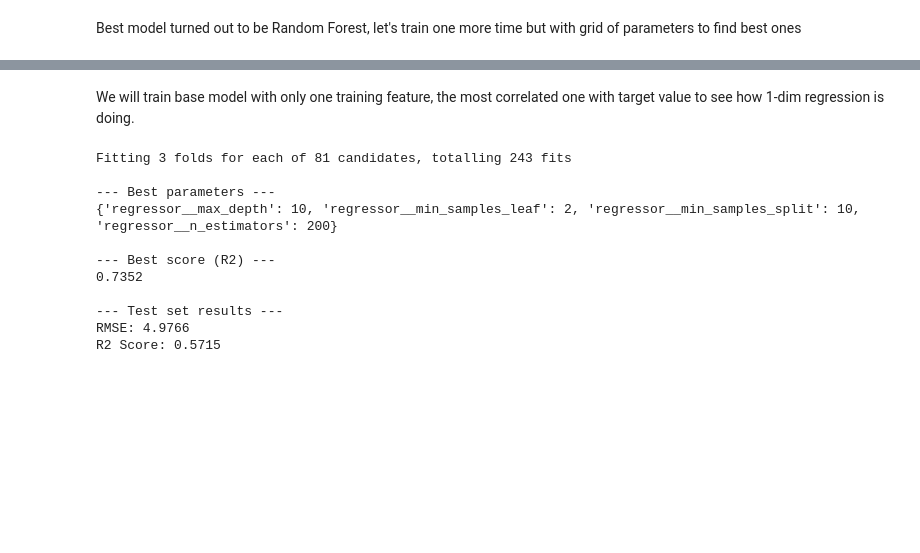
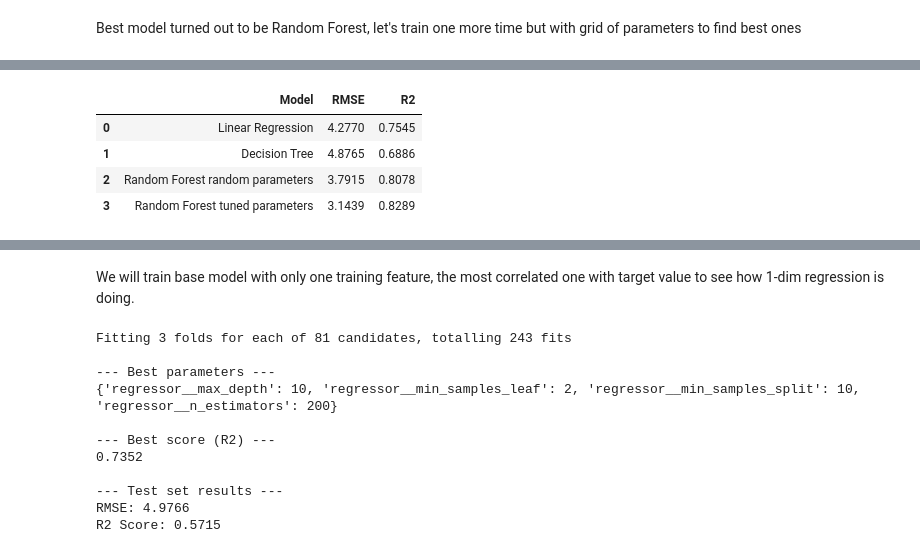
Before and after one commit to chillMLguy/life-expectancy, a Jupyter notebook: report.ipynb, the cells around one changed output, grey strips where cells are left out. Drawn from its saved outputs; the diff is of its cells as text; code cells hidden in the pictures; blank space fills up the shorter version.

```diff
--- a/report.ipynb
+++ b/report.ipynb
@@ -293,0 +268,29 @@ Random Forest        | 2.9168     | 0.8528
+# %%
+results = []
+
+print(f"{'Model':<20} | {'CV RMSE':<10} | {'CV R2':<10}")
+print("-" * 75)
+
+for name, model in models.items():
+    pipeline = Pipeline([
+        ('scaler', StandardScaler()),
+        ('regressor', model)
+    ])
+
+    cv_rmse_scores = -cross_val_score(pipeline, X_train, y_train, cv=3, scoring='neg_root_mean_squared_error')
+    cv_r2_scores = cross_val_score(pipeline, X_train, y_train, cv=3, scoring='r2')
+
+    cv_rmse_mean = cv_rmse_scores.mean()
+    cv_r2_mean = cv_r2_scores.mean()
+
+    pipeline.fit(X_train, y_train)
+    y_pred = pipeline.predict(X_test)
+
+    results.append({
+        'Model': name,
+        'RMSE': round(cv_rmse_mean, 4),
+        'R2': round(cv_r2_mean, 4),
+    })
+
+    print(f"{name:<20} | {cv_rmse_mean:<10.4f} | {cv_r2_mean:<10.4f}")
+results_df = pd.DataFrame(results)
@@ -346 +355,10 @@ RMSE: 3.1447
 R2 Score: 0.8289
+# %%
+results_df.loc[len(results_df)] = ['Random Forest tuned parameters', 3.1439, 0.8289]
+results_df
+# %% [output]
+|  | Model | RMSE | R2 |
+| 0 | Linear Regression | 4.2770 | 0.7545 |
+| 1 | Decision Tree | 4.8765 | 0.6886 |
+| 2 | Random Forest random parameters | 3.7915 | 0.8078 |
+| 3 | Random Forest tuned parameters | 3.1439 | 0.8289 |
```
Also changed, not shown: parts of 8 cells of this notebook, 1 other file.
